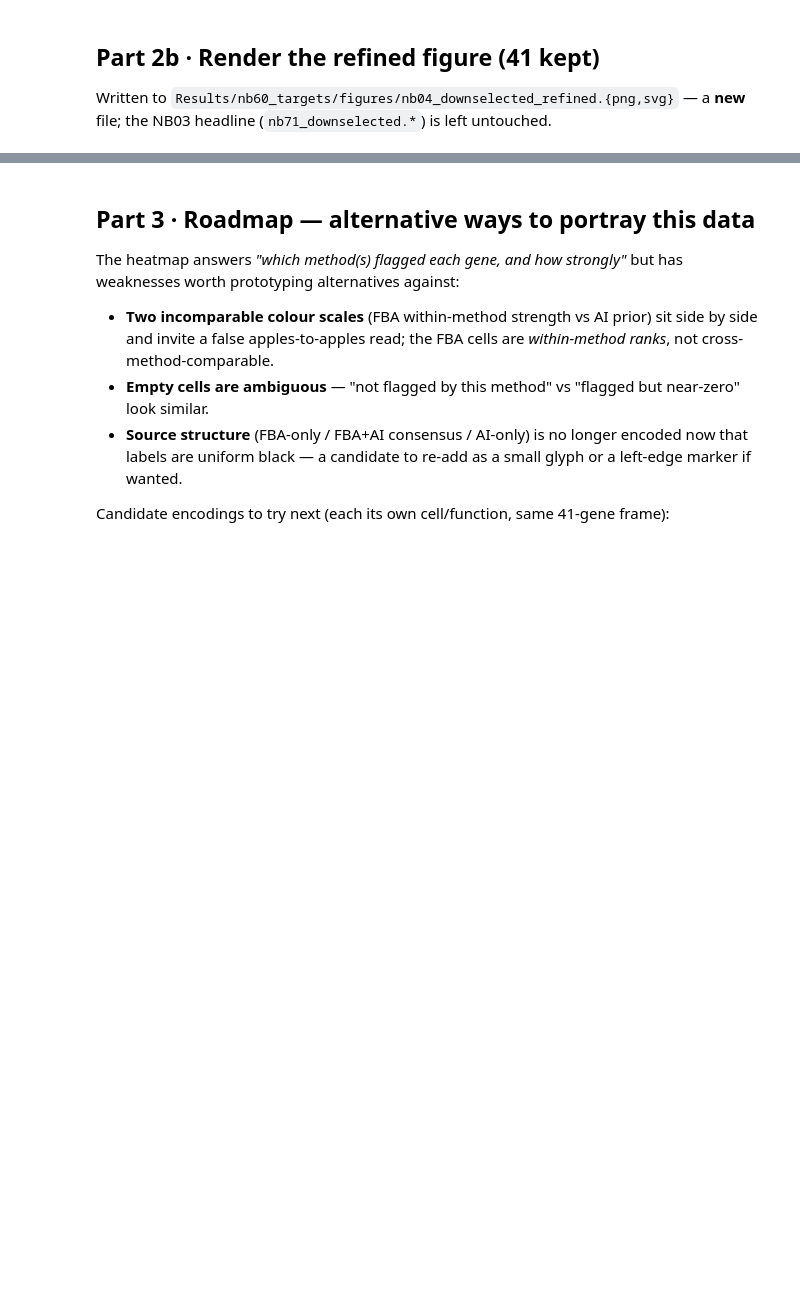
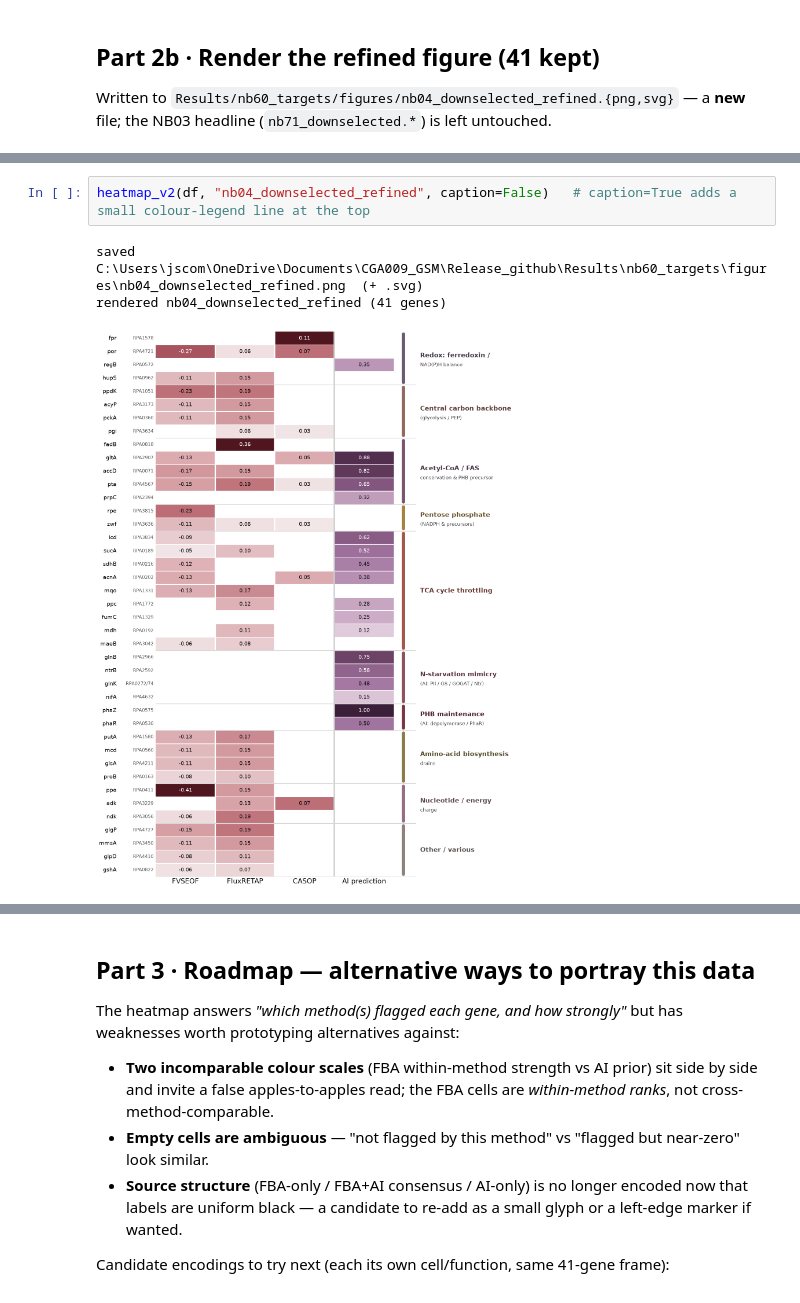
Before and after one commit to jacksoncomes/CGA009_PHA_Modeling, a Jupyter notebook: CRISPRi_Target_List/Notebooks/04_refine_figure.ipynb, the cells around one changed output, grey strips where cells are left out. Cells and saved outputs as stored; diff of their text form; blank space fills up the shorter version.

```diff
--- a/CRISPRi_Target_List/Notebooks/04_refine_figure.ipynb
+++ b/CRISPRi_Target_List/Notebooks/04_refine_figure.ipynb
@@ -277,0 +300,6 @@ rendered nb04_downselected_refined (41 genes)
+# %%
+heatmap_v2(df, "nb04_downselected_refined", caption=False)   # caption=True adds a small colour-legend line at the top
+# %% [output]
+saved C:\Users\jscom\OneDrive\Documents\CGA009_GSM\Release_github\Results\nb60_targets\figures\nb04_downselected_refined.png  (+ .svg)
+rendered nb04_downselected_refined (41 genes)
+[figure, added]
```
Also changed, not shown: parts of 8 cells of this notebook, 3 other files.
